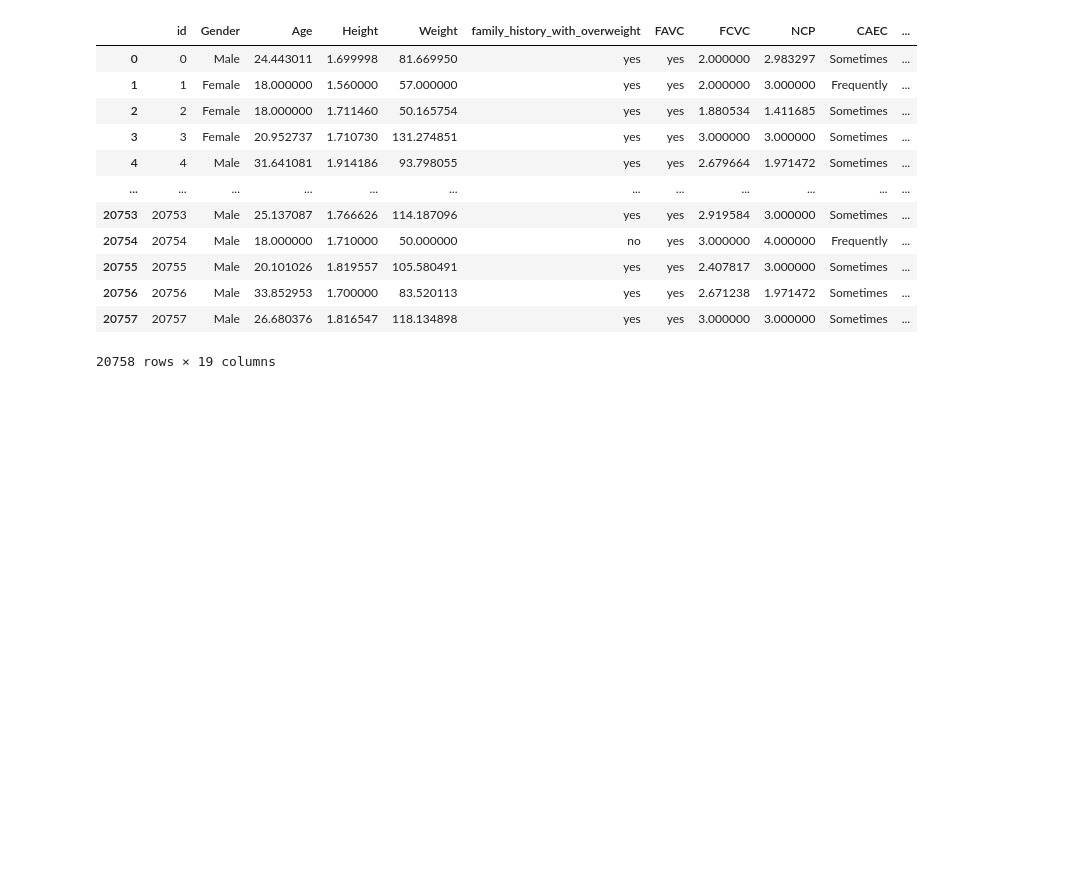
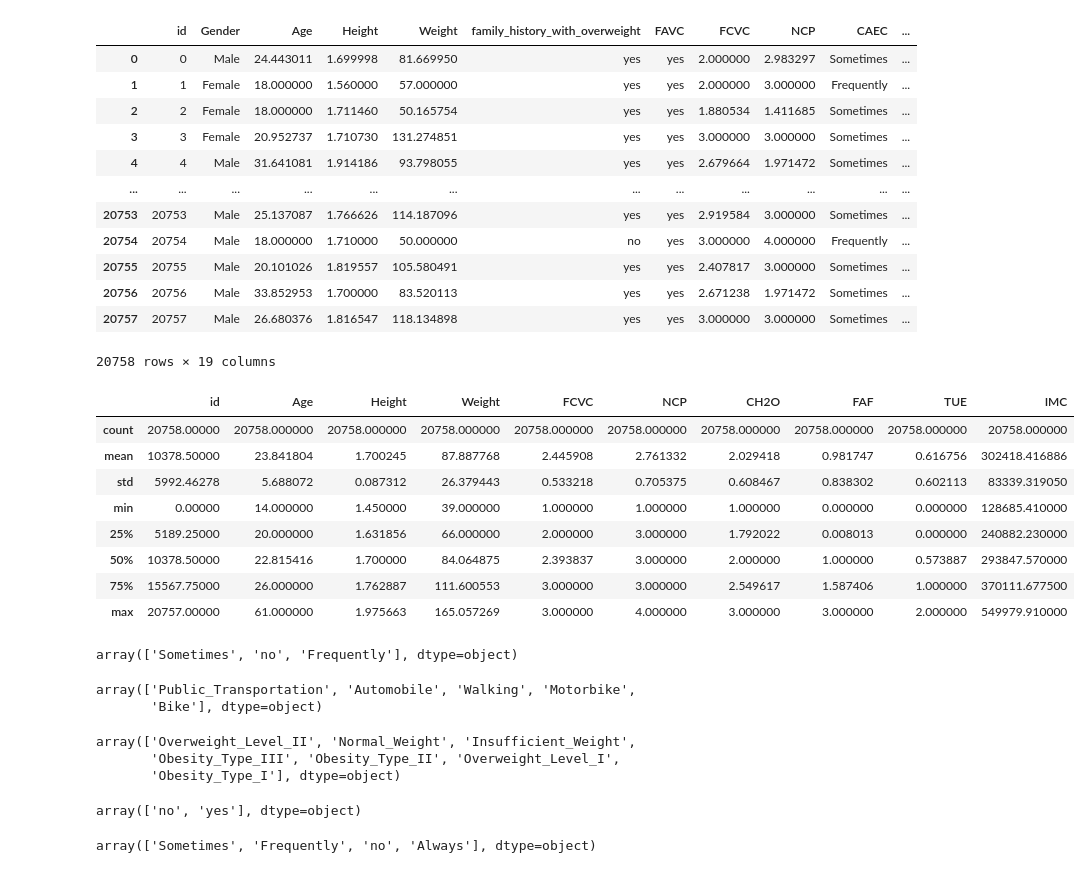
Before and after one commit to cesr1971/MLPYTHON, a Jupyter notebook: MLPYTHON_TRAB01.ipynb, the cells around one changed output. Saved outputs shown, nothing was run; the diff lists cells and outputs as text; code cells hidden in the pictures; blank space fills up the shorter version.

```diff
--- a/MLPYTHON_TRAB01.ipynb
+++ b/MLPYTHON_TRAB01.ipynb
@@ -62,3 +62,39 @@ display(df)
 | 20756 | 20756 | Male | 33.852953 | 1.700000 | 83.520113 | yes | yes | 2.671238 | 1.971472 | Sometimes | ... |
 | 20757 | 20757 | Male | 26.680376 | 1.816547 | 118.134898 | yes | yes | 3.000000 | 3.000000 | Sometimes | ... |
 20758 rows × 19 columns
+# %%
+df.describe()
+# Estatísticas gerais das colunas numéricas
+# %% [output]
+|  | id | Age | Height | Weight | FCVC | NCP | CH2O | FAF | TUE | IMC |
+| count | 20758.00000 | 20758.000000 | 20758.000000 | 20758.000000 | 20758.000000 | 20758.000000 | 20758.000000 | 20758.000000 | 20758.000000 | 20758.000000 |
+| mean | 10378.50000 | 23.841804 | 1.700245 | 87.887768 | 2.445908 | 2.761332 | 2.029418 | 0.981747 | 0.616756 | 302418.416886 |
+| std | 5992.46278 | 5.688072 | 0.087312 | 26.379443 | 0.533218 | 0.705375 | 0.608467 | 0.838302 | 0.602113 | 83339.319050 |
+| min | 0.00000 | 14.000000 | 1.450000 | 39.000000 | 1.000000 | 1.000000 | 1.000000 | 0.000000 | 0.000000 | 128685.410000 |
+| 25% | 5189.25000 | 20.000000 | 1.631856 | 66.000000 | 2.000000 | 3.000000 | 1.792022 | 0.008013 | 0.000000 | 240882.230000 |
+| 50% | 10378.50000 | 22.815416 | 1.700000 | 84.064875 | 2.393837 | 3.000000 | 2.000000 | 1.000000 | 0.573887 | 293847.570000 |
+| 75% | 15567.75000 | 26.000000 | 1.762887 | 111.600553 | 3.000000 | 3.000000 | 2.549617 | 1.587406 | 1.000000 | 370111.677500 |
+| max | 20757.00000 | 61.000000 | 1.975663 | 165.057269 | 3.000000 | 4.000000 | 3.000000 | 3.000000 | 2.000000 | 549979.910000 |
+# %%
+df['CALC'].unique() # Indica Realiza consumo de alcool Frequentemente na base (Valor distinto).
+# %% [output]
+array(['Sometimes', 'no', 'Frequently'], dtype=object)
+# %%
+df['MTRANS'].unique() # Indica Modo de Transporte (Valor Distinto).
+# %% [output]
+array(['Public_Transportation', 'Automobile', 'Walking', 'Motorbike',
+       'Bike'], dtype=object)
+# %%
+df['NObeyesdad'].unique() # Indica Nivel de Obesidade (Valor Distinto).
+# %% [output]
+array(['Overweight_Level_II', 'Normal_Weight', 'Insufficient_Weight',
+       'Obesity_Type_III', 'Obesity_Type_II', 'Overweight_Level_I',
+       'Obesity_Type_I'], dtype=object)
+# %%
+df['SMOKE'].unique() # Indica se a pessoa é fumante (Valor Distinto).
+# %% [output]
+array(['no', 'yes'], dtype=object)
+# %%
+df['CAEC'].unique() # Indica frequencia de alimentos entre as refeições (Valor Distinto).
+# %% [output]
+array(['Sometimes', 'Frequently', 'no', 'Always'], dtype=object)
```
Also changed, not shown: parts of 2 cells of this notebook.
